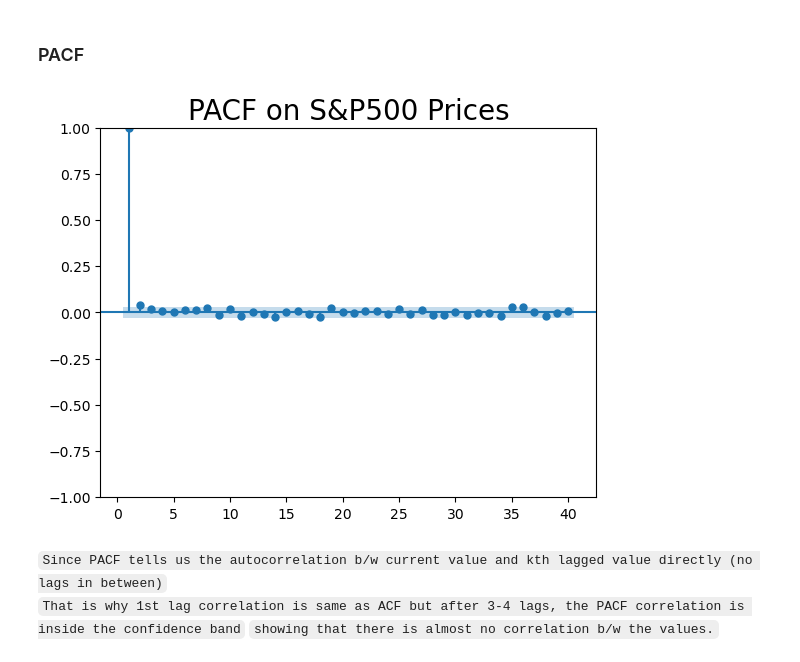
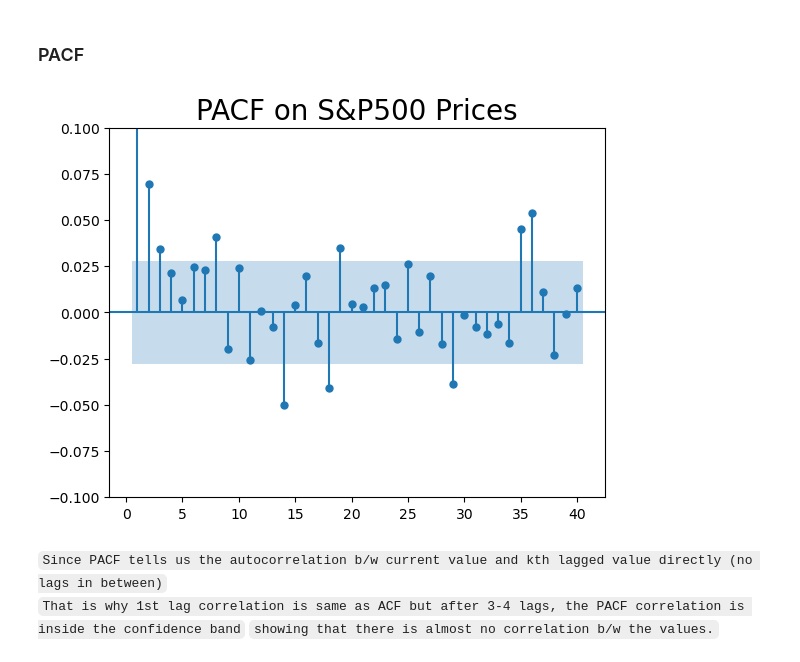
Before and after one commit to PradhumanSoni/Time-Series-Analysis, a Jupyter notebook: code_files/Section 5 - Working with Time Series in Python - Template .ipynb, the cells around one changed output. Saved outputs shown, nothing was run; the diff lists cells and outputs as text; code cells hidden in the pictures.

```diff
--- a/code_files/Section 5 - Working with Time Series in Python - Template .ipynb
+++ b/code_files/Section 5 - Working with Time Series in Python - Template .ipynb
@@ -271,11 +271,12 @@ plt.show()
 ### PACF
 # %%
 # Plotting Parital Autocorrelation Function on S&P500 Prices Data
-sgt.plot_pacf(df_train.market_value,lags=40,zero=False)
+sgt.plot_pacf(df_train.market_value,lags=40,zero=False,alpha=0.05,method=('ols'))
 plt.title("PACF on S&P500 Prices",size=20)
+plt.ylim(-.1,.1)
 plt.show()
 # %% [output]
-[figure, old version]
+[figure, new version]
 # %% [markdown]
 `Since PACF tells us the autocorrelation b/w current value and kth lagged value directly (no lags in between)`
 `That is why 1st lag correlation is same as ACF but after 3-4 lags, the PACF correlation is inside the confidence band`
```
Also changed, not shown: 1 other file.
